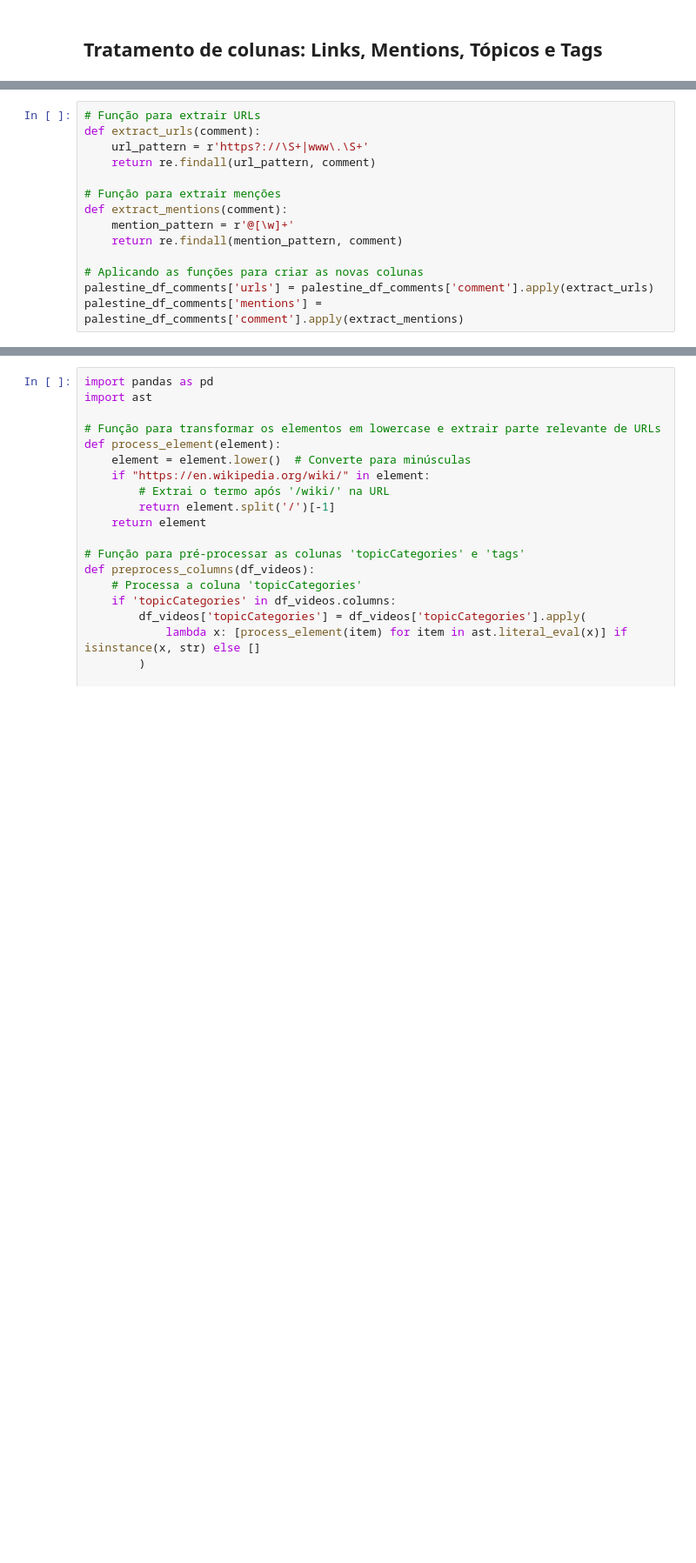
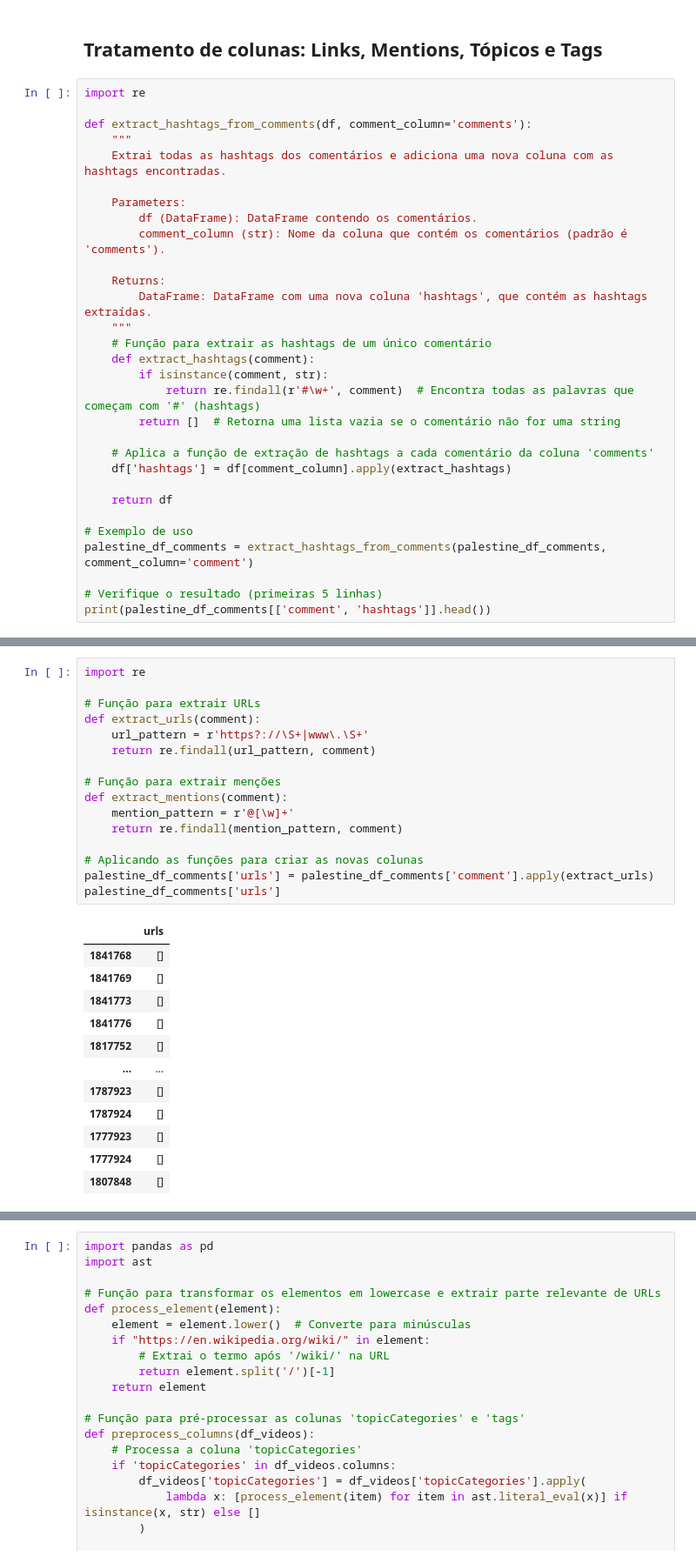
Before and after one commit to VictorHugoMartins/israel_x_palestine_data_analysis, a Jupyter notebook: preprocess.ipynb, the cells around one changed output, grey strips where cells are left out. Shown at 87% size. Cells and saved outputs as stored; diff of their text form; blank space fills up the shorter version.

Commit message:
feat: extract urls for new column

```diff
--- a/preprocess.ipynb
+++ b/preprocess.ipynb
@@ -425,2 +408,32 @@ Successfully installed apyori-1.1.2
 # %% [markdown]
 ## Tratamento de colunas: Links, Mentions, Tópicos e Tags
+# %%
+import re
+
+def extract_hashtags_from_comments(df, comment_column='comments'):
+    """
+    Extrai todas as hashtags dos comentários e adiciona uma nova coluna com as hashtags encontradas.
+
+    Parameters:
+        df (DataFrame): DataFrame contendo os comentários.
+        comment_column (str): Nome da coluna que contém os comentários (padrão é 'comments').
+
+    Returns:
+        DataFrame: DataFrame com uma nova coluna 'hashtags', que contém as hashtags extraídas.
+    """
+    # Função para extrair as hashtags de um único comentário
+    def extract_hashtags(comment):
+        if isinstance(comment, str):
+            return re.findall(r'#\w+', comment)  # Encontra todas as palavras que começam com '#' (hashtags)
+        return []  # Retorna uma lista vazia se o comentário não for uma string
+
+    # Aplica a função de extração de hashtags a cada comentário da coluna 'comments'
+    df['hashtags'] = df[comment_column].apply(extract_hashtags)
+
+    return df
+
+# Exemplo de uso
+palestine_df_comments = extract_hashtags_from_comments(palestine_df_comments, comment_column='comment')
+
+# Verifique o resultado (primeiras 5 linhas)
+print(palestine_df_comments[['comment', 'hashtags']].head())
@@ -427,14 +447,29 @@ Successfully installed apyori-1.1.2
 # %%
+import re
+
 # Função para extrair URLs
 def extract_urls(comment):
     url_pattern = r'https?://\S+|www\.\S+'
     return re.findall(url_pattern, comment)
 
 # Função para extrair menções
 def extract_mentions(comment):
     mention_pattern = r'@[\w]+'
     return re.findall(mention_pattern, comment)
 
 # Aplicando as funções para criar as novas colunas
 palestine_df_comments['urls'] = palestine_df_comments['comment'].apply(extract_urls)
-palestine_df_comments['mentions'] = palestine_df_comments['comment'].apply(extract_mentions)
+palestine_df_comments['urls']
+# %% [output]
+|  | urls |
+| 1841768 | [] |
+| 1841769 | [] |
+| 1841773 | [] |
+| 1841776 | [] |
+| 1817752 | [] |
+| ... | ... |
+| 1787923 | [] |
+| 1787924 | [] |
+| 1777923 | [] |
+| 1777924 | [] |
+| 1807848 | [] |
```
Also changed, not shown: parts of 16 cells of this notebook.
